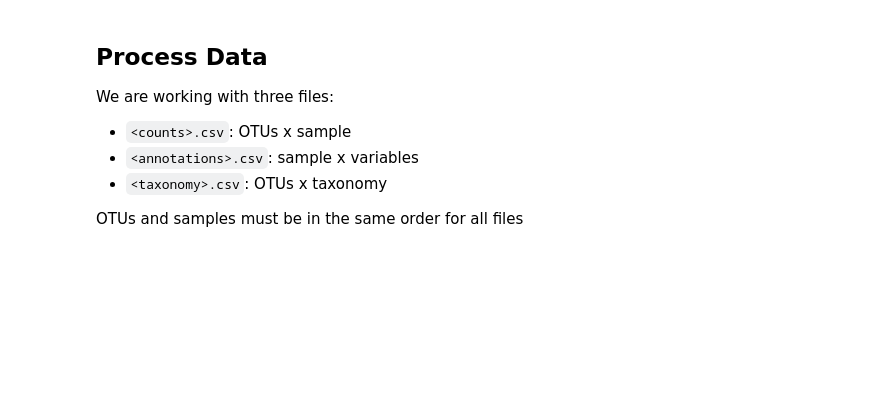
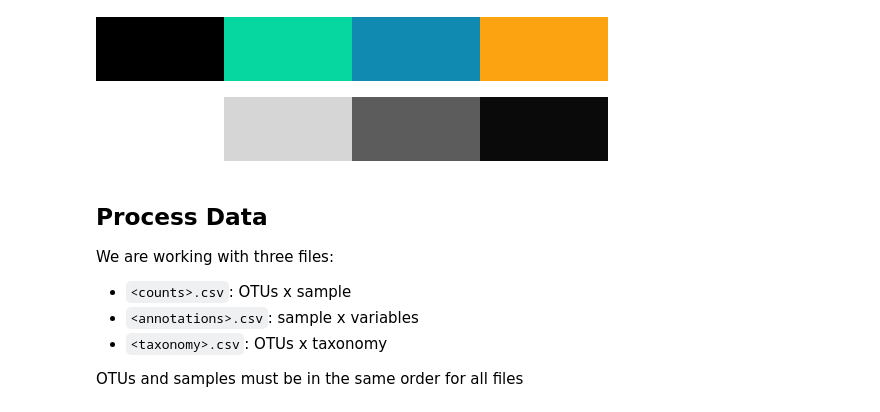
Before and after one commit to olincollege/microbiome-network-analysis-research, a Jupyter notebook: explore.ipynb, the cells around one changed output. Cells and saved outputs as stored; diff of their text form; code cells hidden in the pictures; blank space fills up the shorter version.

```diff
--- a/explore.ipynb
+++ b/explore.ipynb
@@ -30,0 +52,19 @@ import matplotlib.pyplot as plt
+# %%
+def_color = "black"
+def_line_color = "#707070"
+
+colors = [
+    def_color, # original community
+    "#06D6A0", # cellulose
+    "#118AB2", # glucose
+    "#FCA311", # malate
+]
+map_carbon_colors = {
+    "C": colors[1],
+    "G": colors[2],
+    "M": colors[3],
+}
+cmap = ListedColormap(colors, name="carbon")
+cmap
+# %% [output]
+[figure, added]
@@ -31,3 +80,21 @@ import matplotlib.pyplot as plt
+# %%
+colors_transfers = [
+    "#FFFFFF", # 0
+    "#D6D6D6", # 1
+    "#5C5C5C", # 2
+    "#0A0A0A", # 3
+]
+map_transfers_colors = {
+    "0": colors_transfers[0],
+    "1": colors_transfers[1],
+    "2": colors_transfers[2],
+    "3": colors_transfers[3],
+}
+
+cmap_transfers = ListedColormap(colors_transfers, name="transfers")
+cmap_transfers
+# %% [output]
+[figure, added]
 # %% [markdown]
 ## Process Data
 
```
Also changed, not shown: parts of 30 cells of this notebook, 18 other files.
